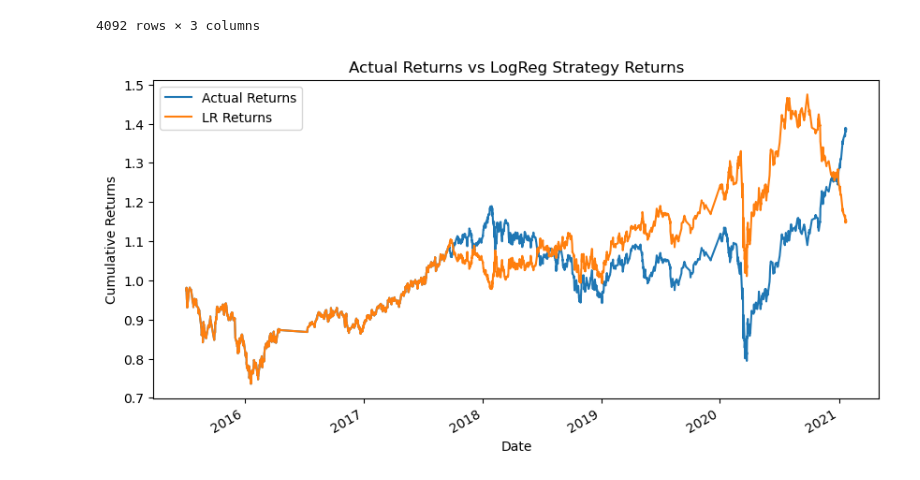
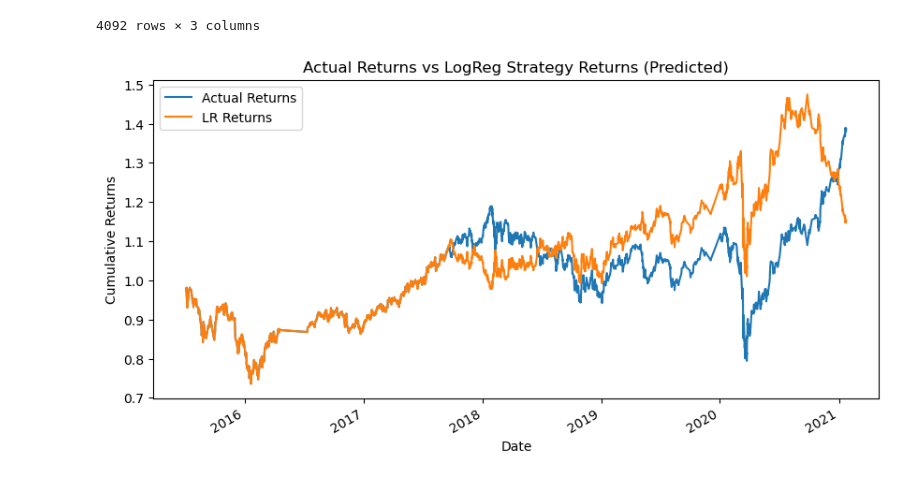
Before and after one commit to LUTOV001/14.AlgoTrading, a Jupyter notebook: machine_learning_trading_bot.ipynb, the cells around one changed output. Drawn from its saved outputs; the diff is of its cells as text; code cells hidden in the pictures.

```diff
--- a/machine_learning_trading_bot.ipynb
+++ b/machine_learning_trading_bot.ipynb
@@ -583,22 +581,22 @@ logreg_predictions_df
 # %%
 # Plot the actual returns versus the strategy returns
 # (1 + logreg_predictions_df[['Actual Returns', "trading_algorithm_returns"]]).cumprod().plot(figsize = (10,5))
 
 lrfig, ax = plt.subplots(figsize=(10, 5))
 (1 + logreg_predictions_df[['Actual Returns', 'LR Returns']]).cumprod().plot(ax=ax)
 
 # Set plot title and labels
-ax.set_title('Actual Returns vs LogReg Strategy Returns')
+ax.set_title('Actual Returns vs LogReg Strategy Returns (Predicted)')
 ax.set_xlabel('Date')
 ax.set_ylabel('Cumulative Returns')
 
 # Save the plot as a PNG file
 plt.savefig('./Results/logreg_returns_plot.png')
 
 # Display the plot
 plt.show()
 # %% [output]
-[figure, old version]
+[figure, new version]
 # %%
 from watermark import watermark
 print(watermark())
```
Also changed, not shown: parts of 6 cells of this notebook, 3 other files.
